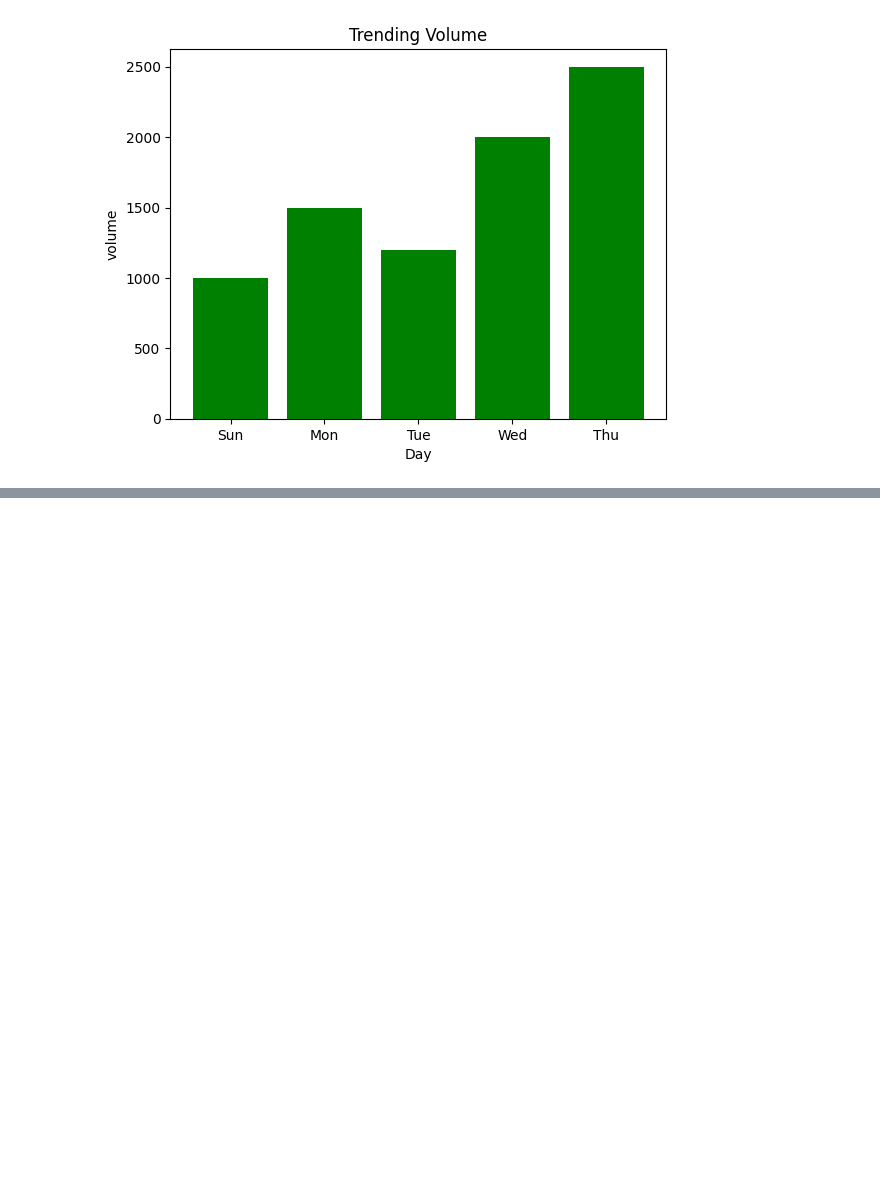
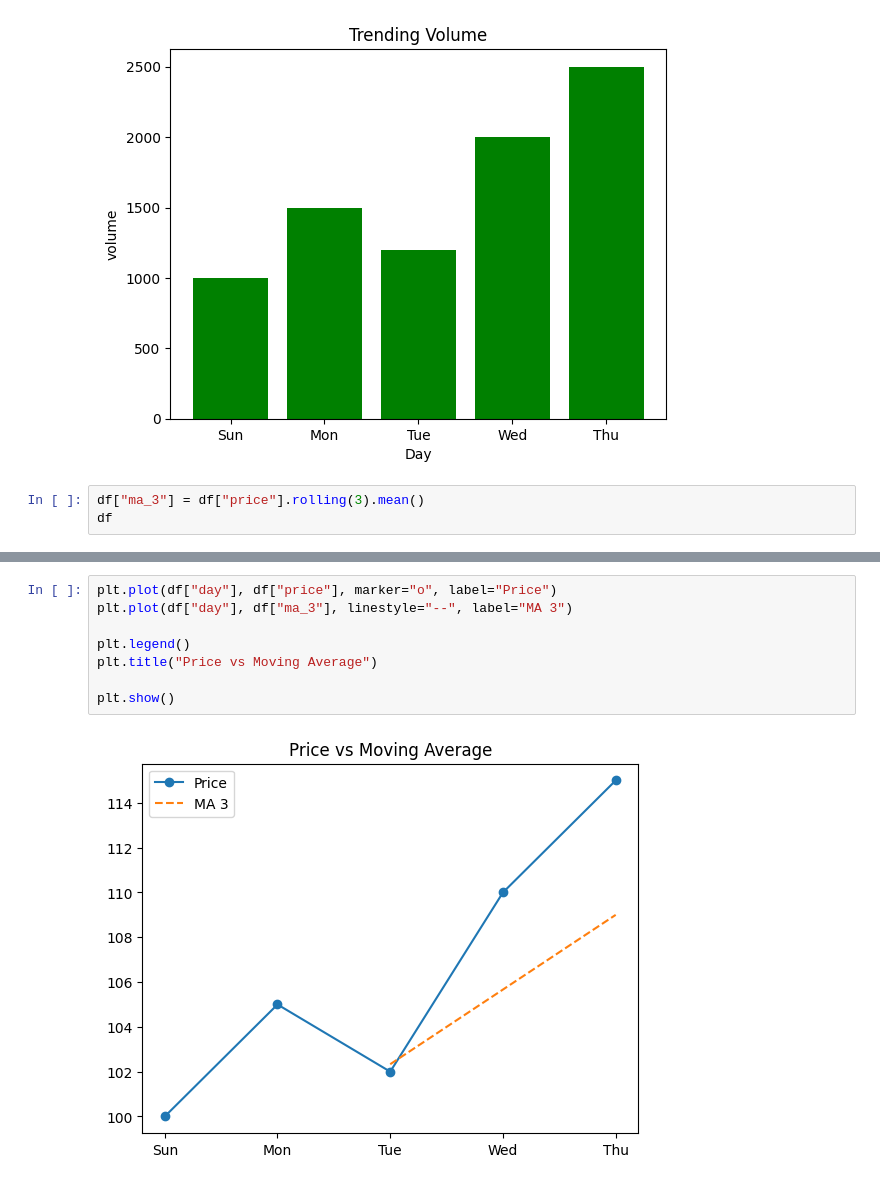
Before and after one commit to hady872/AI_Learning_Journey, a Jupyter notebook: projects/project2.ipynb, the cells around one changed output, grey strips where cells are left out. Saved outputs shown, nothing was run; the diff lists cells and outputs as text; blank space fills up the shorter version.

```diff
--- a/projects/project2.ipynb
+++ b/projects/project2.ipynb
@@ -58,3 +58,6 @@ plt.ylabel("volume")
 plt.show()
 # %% [output]
 [figure]
+# %%
+df["ma_3"] = df["price"].rolling(3).mean()
+df
@@ -60,0 +71,10 @@ plt.show()
+# %%
+plt.plot(df["day"], df["price"], marker="o", label="Price")
+plt.plot(df["day"], df["ma_3"], linestyle="--", label="MA 3")
+
+plt.legend()
+plt.title("Price vs Moving Average")
+
+plt.show()
+# %% [output]
+[figure, added]
```
Also changed, not shown: parts of 7 cells of this notebook, 2 other files.
